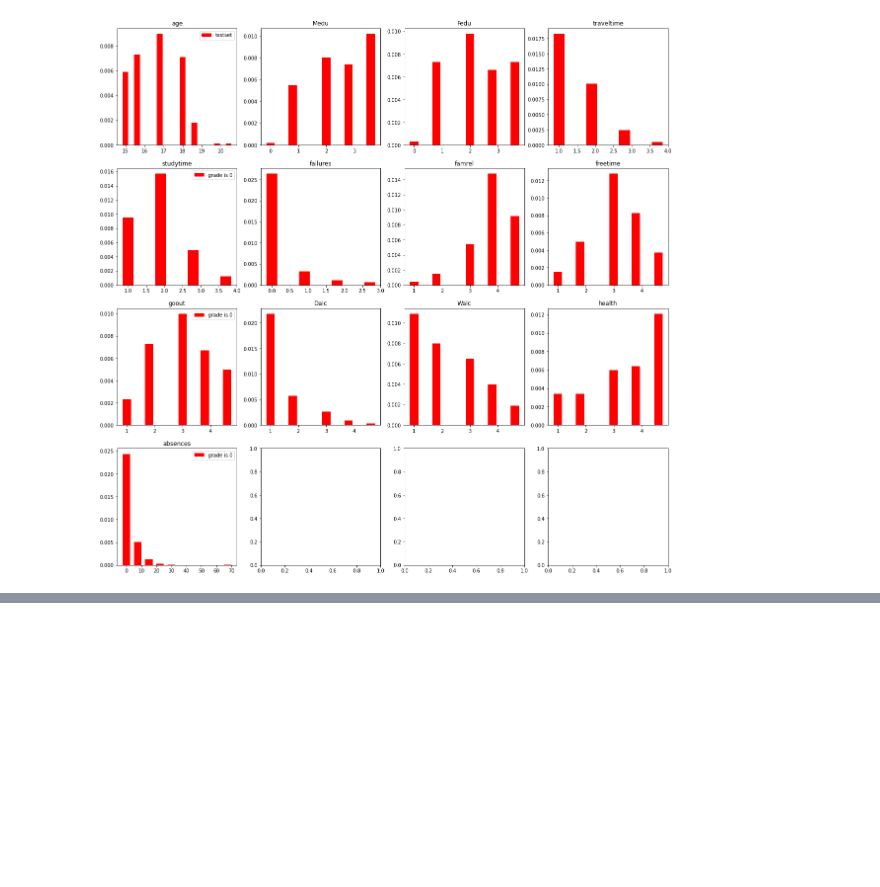
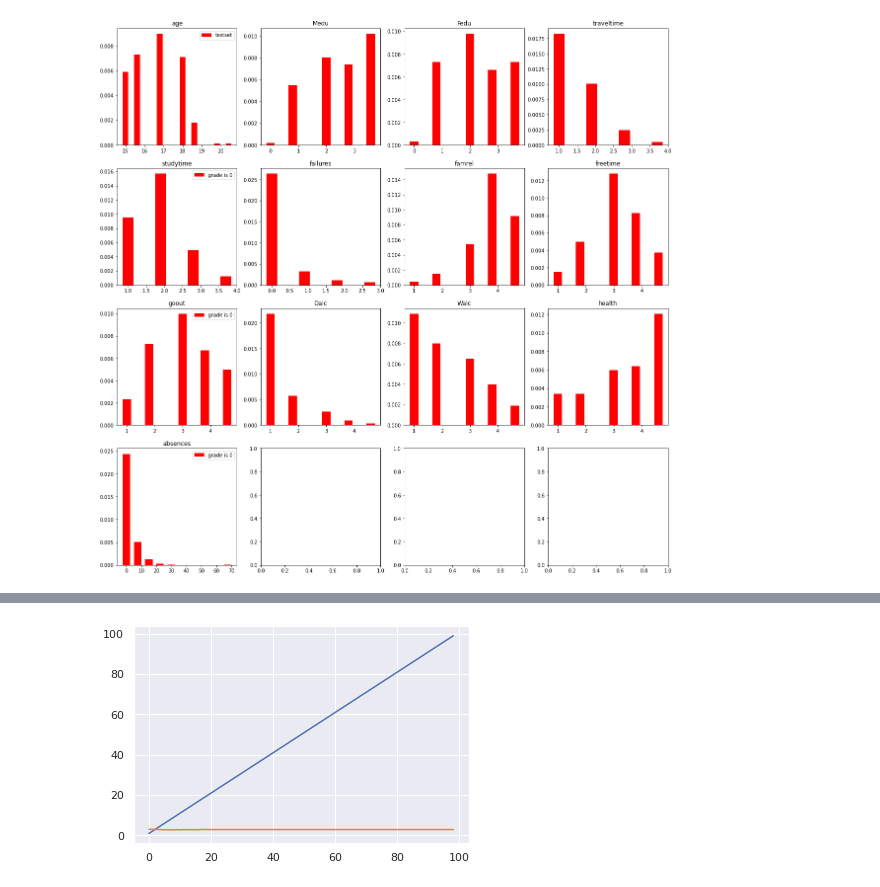
Before and after one commit to coffeeboost/SML-grade-predictor, a Jupyter notebook: CAIS_Kaggle.ipynb, the cells around one changed output, grey strips where cells are left out. Cells and saved outputs as stored; diff of their text form; code cells hidden in the pictures; blank space fills up the shorter version.

```diff
--- a/CAIS_Kaggle.ipynb
+++ b/CAIS_Kaggle.ipynb
@@ -1684,0 +1672,12 @@ testset
+# %%
+#optimise learning model
+X_train, X_test, y_train, y_test = train_test_split(X, y,train_size=0.4)
+d = []
+for n in range(1,100):
+  clf = RandomForestClassifier(max_depth=n, random_state=0)
+  clf.fit(X_train,y_train)
+  result = clf.predict(X_test)
+  rms = sqrt(mean_squared_error(y_test, result))
+  d.append((n,rms))
+# %% [output]
+[figure, added]
```
Also changed, not shown: parts of 38 cells of this notebook.
